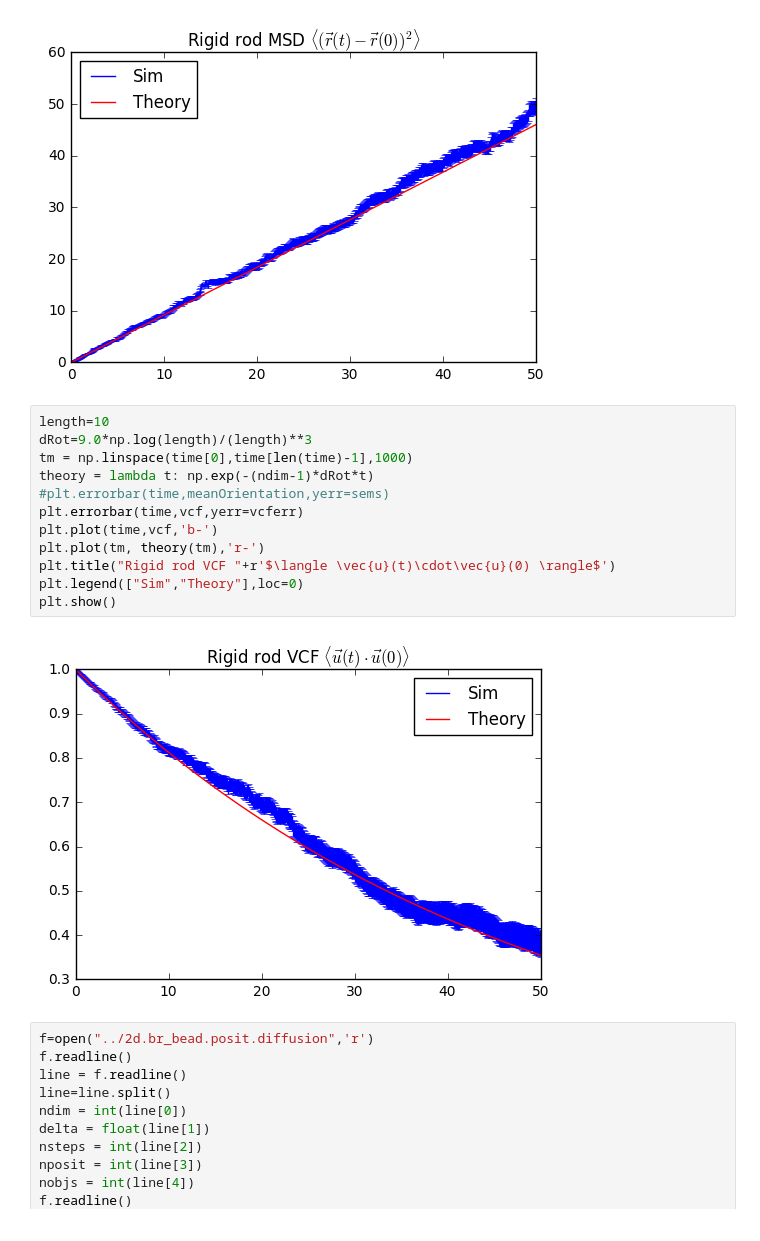
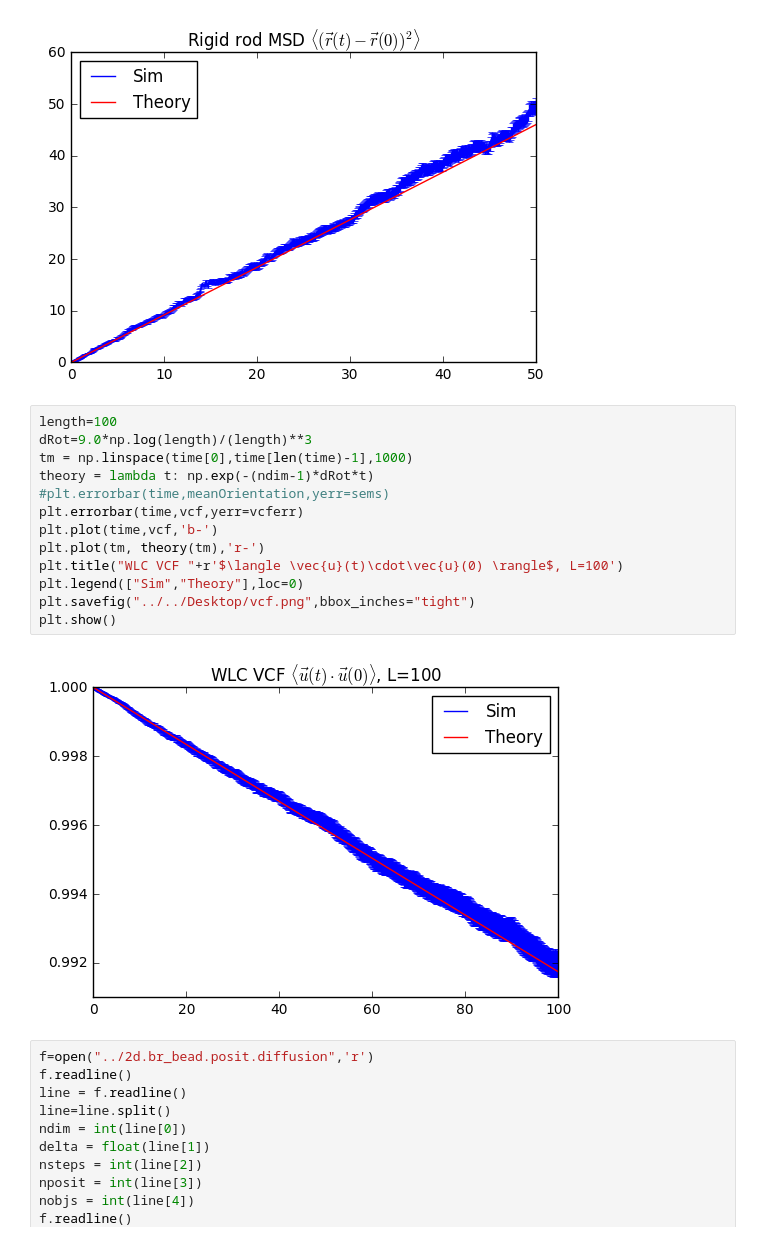
Before and after one commit to jeffmm/simcore, a Jupyter notebook: scripts/PlotDiffusionPosit.ipynb, the cells around one changed output. Cells and saved outputs as stored; diff of their text form.

```diff
--- a/scripts/PlotDiffusionPosit.ipynb
+++ b/scripts/PlotDiffusionPosit.ipynb
@@ -122,19 +124,20 @@ plt.show()
 # %% [output]
 [figure]
 # %%
-length=10
+length=100
 dRot=9.0*np.log(length)/(length)**3
 tm = np.linspace(time[0],time[len(time)-1],1000)
 theory = lambda t: np.exp(-(ndim-1)*dRot*t)
 #plt.errorbar(time,meanOrientation,yerr=sems)
 plt.errorbar(time,vcf,yerr=vcferr)
 plt.plot(time,vcf,'b-')
 plt.plot(tm, theory(tm),'r-')
-plt.title("Rigid rod VCF "+r'$\langle \vec{u}(t)\cdot\vec{u}(0) \rangle$')
+plt.title("WLC VCF "+r'$\langle \vec{u}(t)\cdot\vec{u}(0) \rangle$, L=100')
 plt.legend(["Sim","Theory"],loc=0)
+plt.savefig("../../Desktop/vcf.png",bbox_inches="tight")
 plt.show()
 # %% [output]
-[figure, old version]
+[figure, new version]
 # %%
 f=open("../2d.br_bead.posit.diffusion",'r')
 f.readline()
```
Also changed, not shown: parts of 2 cells of this notebook, 3 other files.
